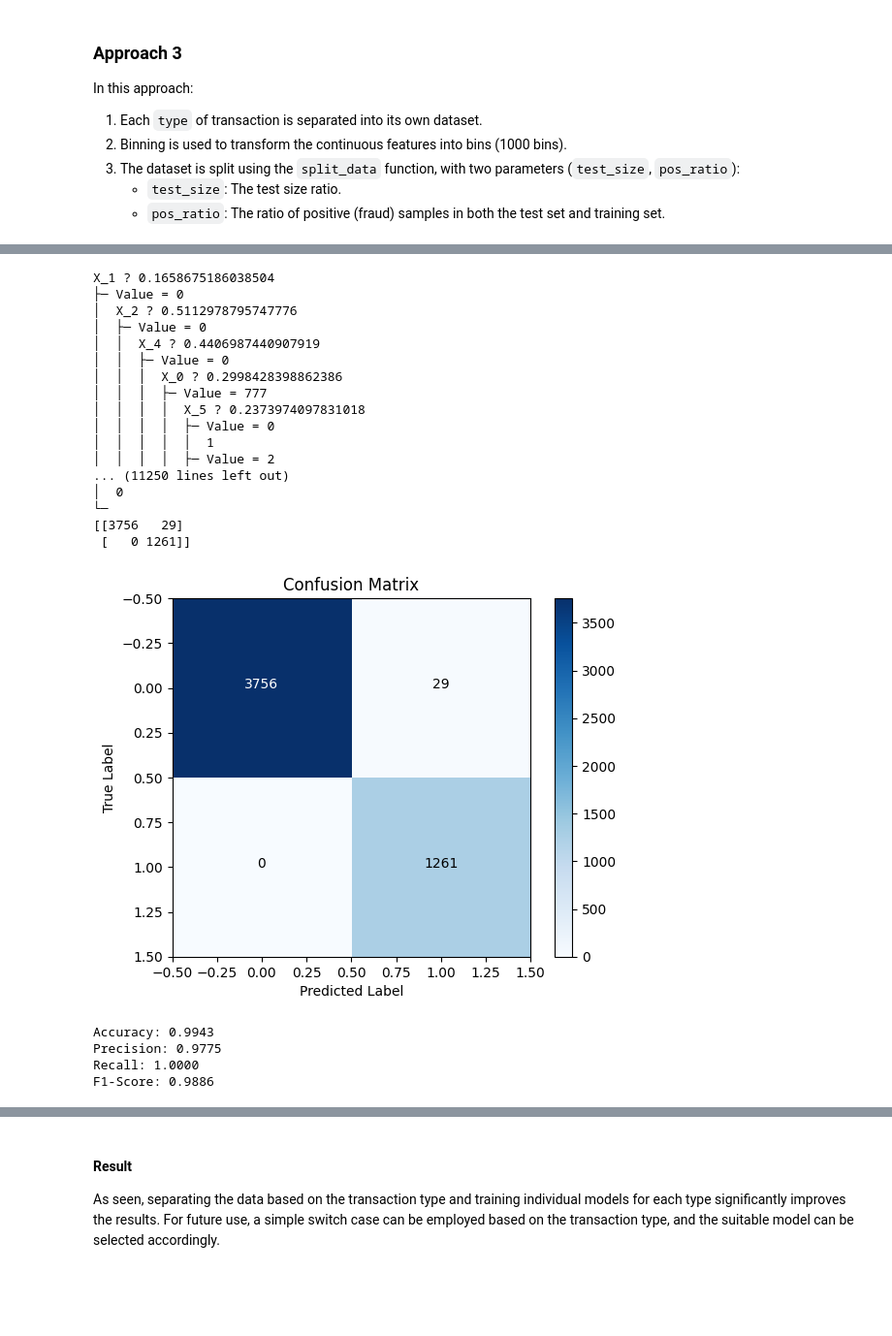
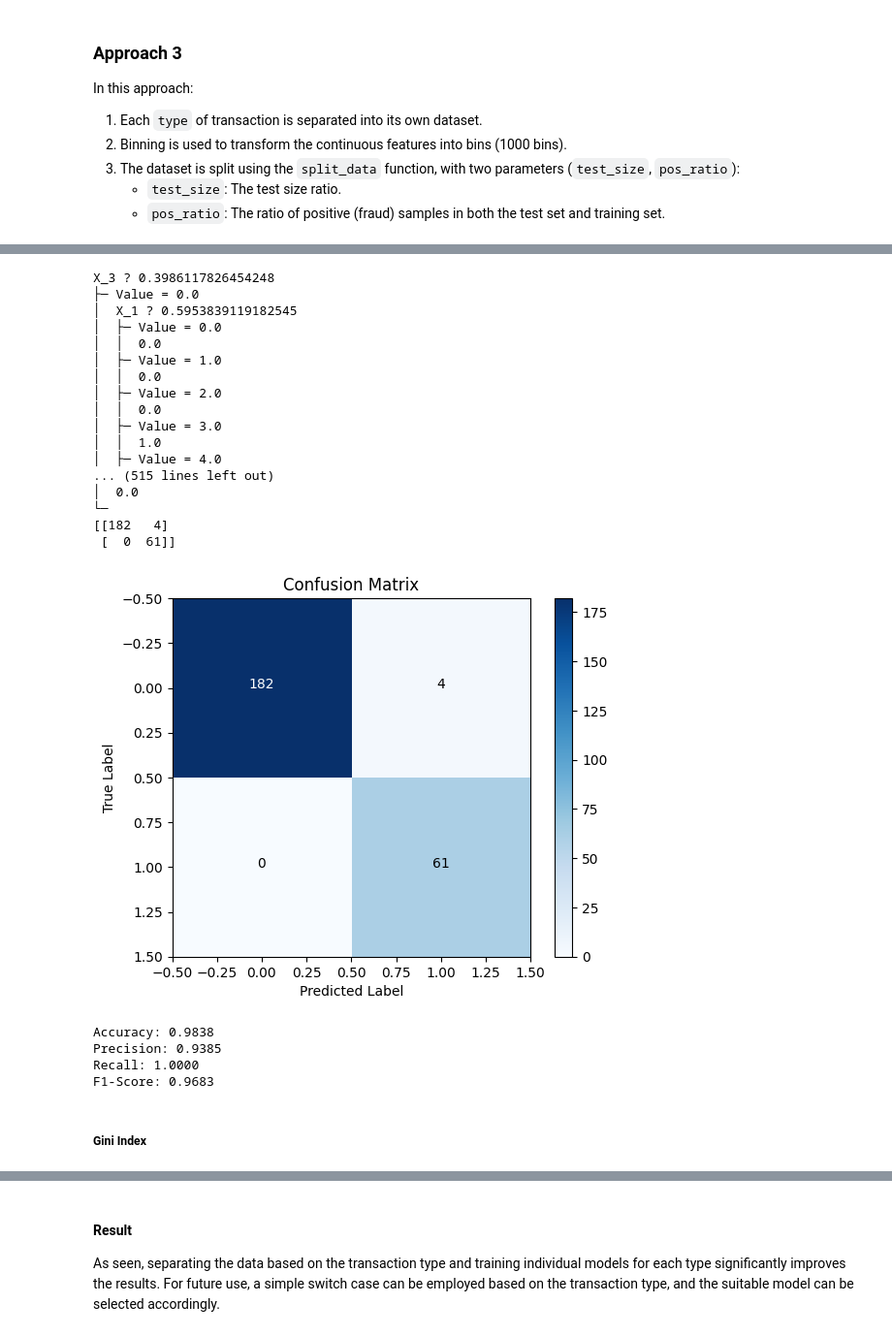
Before and after one commit to Arshiagosh/Online-Fraud-Transaction-Detection, a Jupyter notebook: main.ipynb, the cells around one changed output, grey strips where cells are left out. Shown at 97% size. Cells and saved outputs as stored; diff of their text form; code cells hidden in the pictures; blank space fills up the shorter version.

Commit message:
Added Gini index for each model

```diff
--- a/main.ipynb
+++ b/main.ipynb
@@ -155,7 +155,7 @@ def equal_width_binning(df, n_bins=100, column_to_ignore=None):
       max_val = df[column].max()
       width = (max_val - min_val) / n_bins
       bins = [min_val + i * width for i in range(n_bins + 1)]
-      df[column] = pd.cut(df[column], bins=bins, labels=False, include_lowest=True)
+      df[column] = pd.cut(df[column], bins=bins, labels=False, include_lowest=True, duplicates='drop')
 
   return df
 # %% [markdown]
@@ -521,34 +567,36 @@ F1-Score: 0.9886
 # %%
-df_debit = seperate_on_type(df, 'CASH_IN')
+df_debit = seperate_on_type(df, 'DEBIT')
 df_debit = equal_width_binning(df_debit, n_bins=1000, column_to_ignore=['isFraud'])
 X_train, X_test, y_train, y_test = split_data(df_debit, test_size=0.25, pos_ratio=0.25)
-classifier = DecisionTree(min_samples_split=2, max_depth=10)
+classifier = DecisionTree(min_samples_split=2, max_depth=10, mode='entropy')
 classifier.fit(X_train.values,y_train.values.reshape(-1,1))
 classifier.print_tree()
 y_pred = classifier.predict(X_test.values)
 y_pred = [0 if x is None else x for x in y_pred]
 
 print_eval(y_pred, y_test)
 # %% [output]
-X_1 ? 0.1658675186038504
-├─ Value = 0
-│  X_2 ? 0.5112978795747776
-│  ├─ Value = 0
-│  │  X_4 ? 0.4406987440907919
-│  │  ├─ Value = 0
-│  │  │  X_0 ? 0.2998428398862386
-│  │  │  ├─ Value = 777
-│  │  │  │  X_5 ? 0.2373974097831018
-│  │  │  │  ├─ Value = 0
-│  │  │  │  │  1
-│  │  │  │  ├─ Value = 2
-... (11250 lines left out)
-│  0
+X_3 ? 0.3986117826454248
+├─ Value = 0.0
+│  X_1 ? 0.5953839119182545
+│  ├─ Value = 0.0
+│  │  0.0
+│  ├─ Value = 1.0
+│  │  0.0
+│  ├─ Value = 2.0
+│  │  0.0
+│  ├─ Value = 3.0
+│  │  1.0
+│  ├─ Value = 4.0
+... (515 lines left out)
+│  0.0
 └─
-[[3756   29]
- [   0 1261]]
+[[182   4]
+ [  0  61]]
-[figure, old version]
+[figure, new version]
-Accuracy: 0.9943
-Precision: 0.9775
+Accuracy: 0.9838
+Precision: 0.9385
 Recall: 1.0000
-F1-Score: 0.9886
+F1-Score: 0.9683
+# %% [markdown]
+##### Gini Index
```
Also changed, not shown: parts of 23 cells of this notebook.
